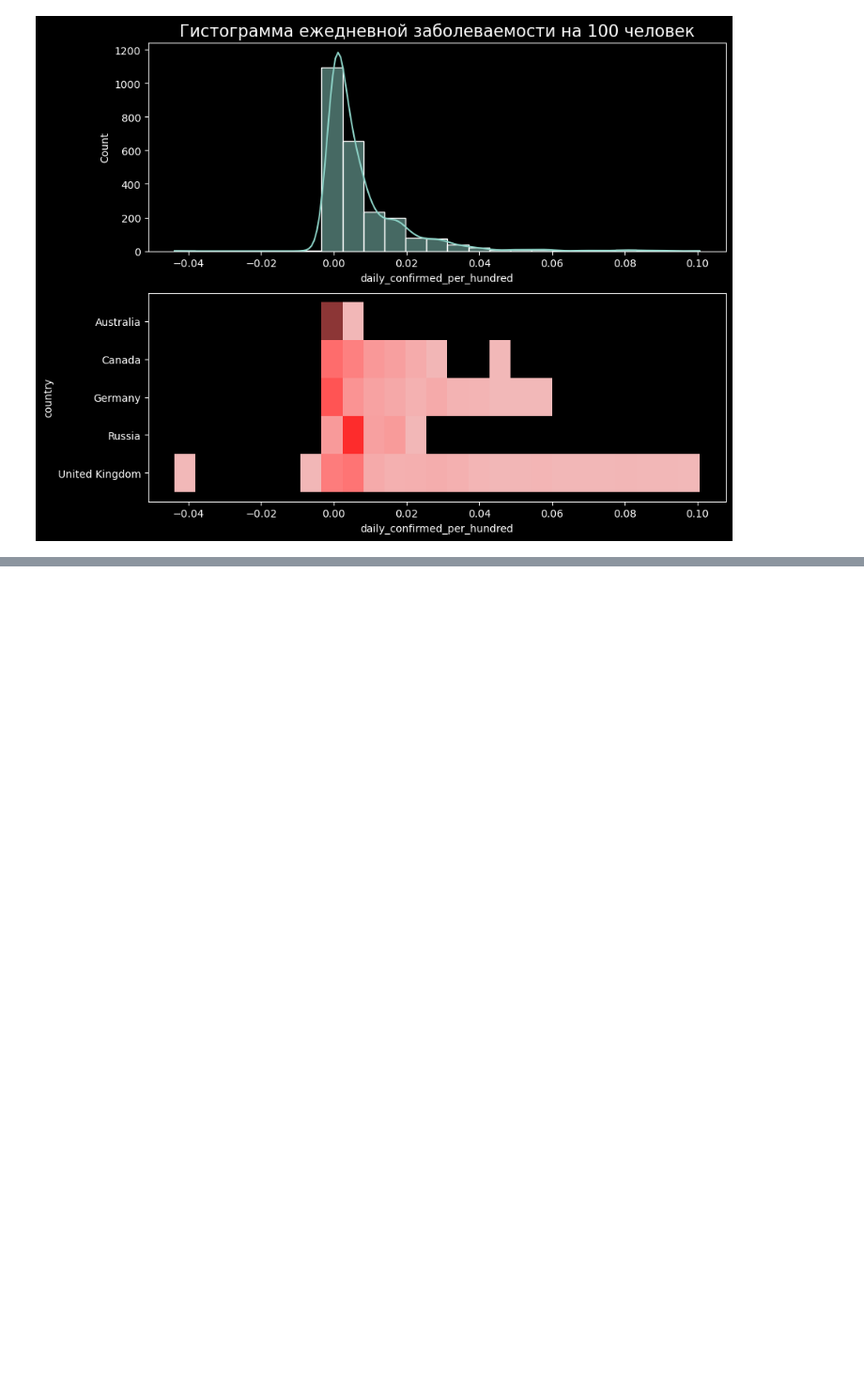
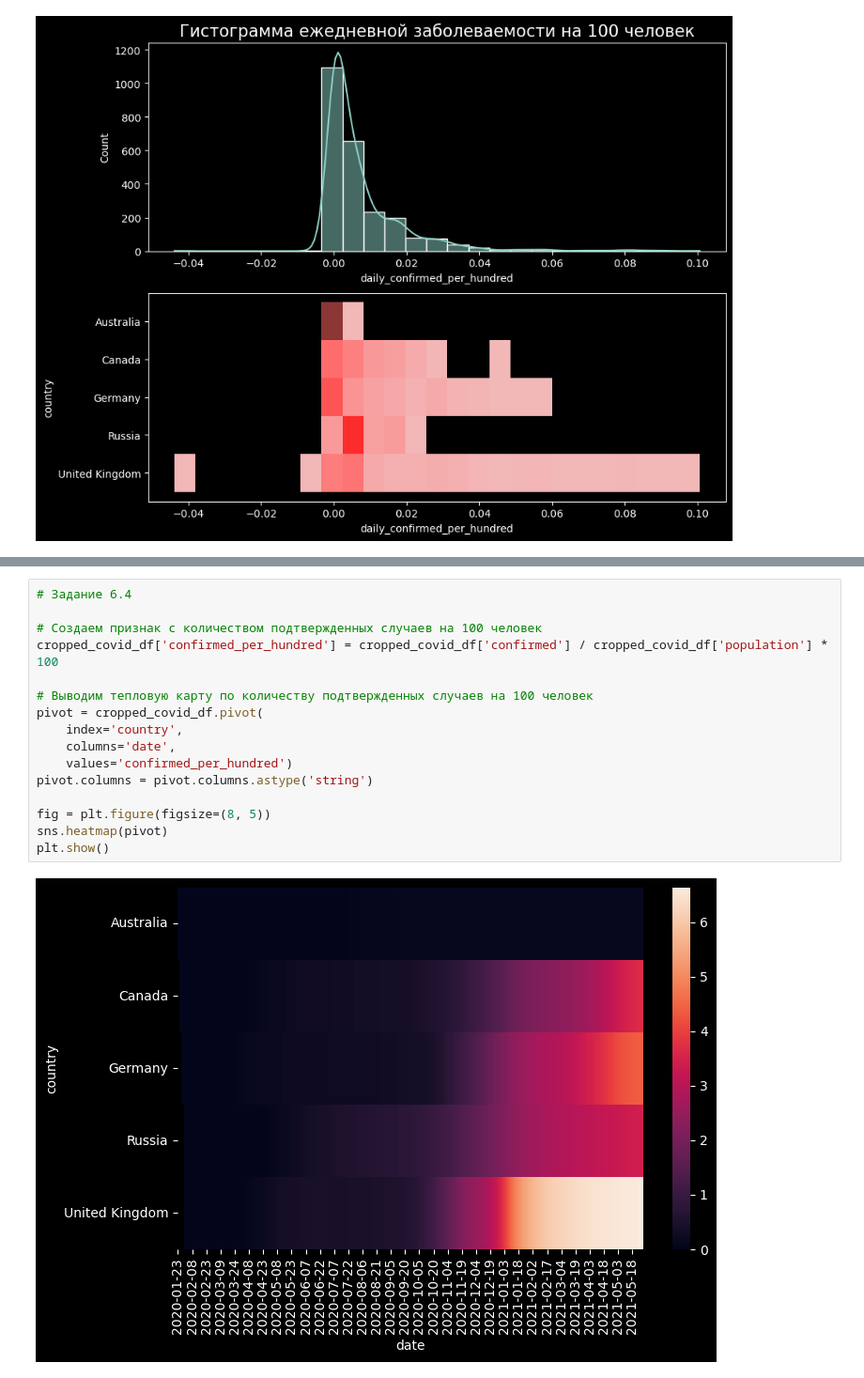
Before and after one commit to thetitorenko/sf_dspr_code, a Jupyter notebook: 01-block/06-python_13/06-python_13.ipynb, the cells around one changed output, grey strips where cells are left out. Shown at 94% size. Drawn from its saved outputs; the diff is of its cells as text; blank space fills up the shorter version.

```diff
--- a/01-block/06-python_13/06-python_13.ipynb
+++ b/01-block/06-python_13/06-python_13.ipynb
@@ -442,0 +493,18 @@ plt.show()
+# %%
+# Задание 6.4
+
+# Создаем признак с количеством подтвержденных случаев на 100 человек
+cropped_covid_df['confirmed_per_hundred'] = cropped_covid_df['confirmed'] / cropped_covid_df['population'] * 100
+
+# Выводим тепловую карту по количеству подтвержденных случаев на 100 человек
+pivot = cropped_covid_df.pivot(
+    index='country',
+    columns='date',
+    values='confirmed_per_hundred')
+pivot.columns = pivot.columns.astype('string')
+
+fig = plt.figure(figsize=(8, 5))
+sns.heatmap(pivot)
+plt.show()
+# %% [output]
+[figure, added]
```
Also changed, not shown: parts of 6 cells of this notebook.
